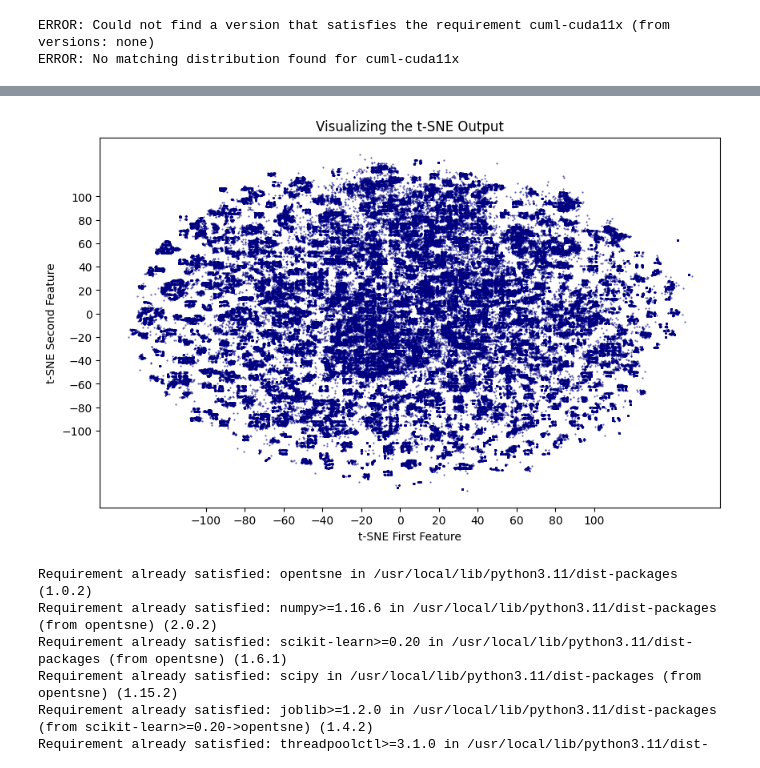
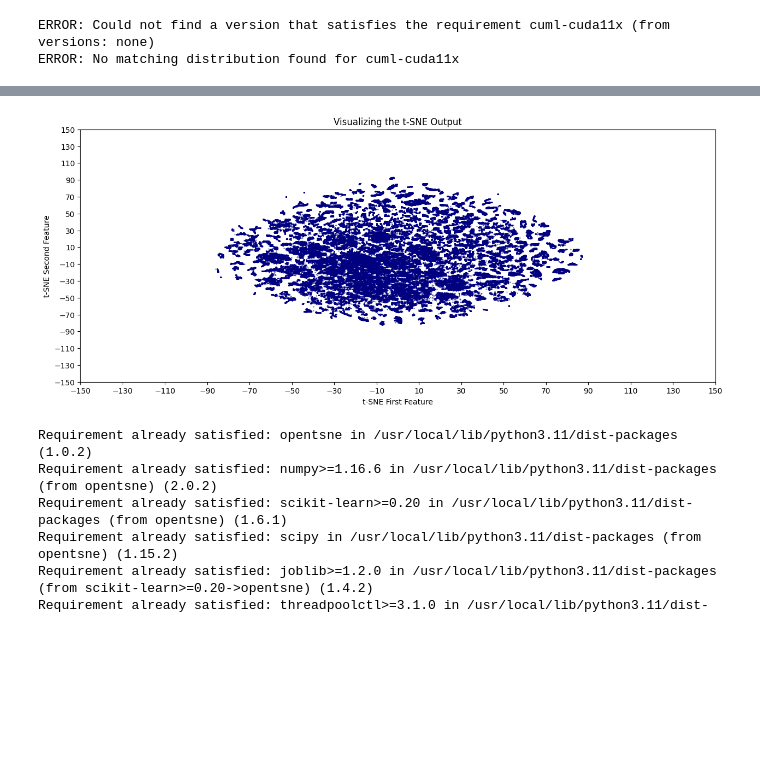
Before and after one commit to Bira0/GroupB, a Jupyter notebook: FinalProject.ipynb, the cells around one changed output, grey strips where cells are left out. Saved outputs shown, nothing was run; the diff lists cells and outputs as text; code cells hidden in the pictures; blank space fills up the shorter version.

```diff
--- a/FinalProject.ipynb
+++ b/FinalProject.ipynb
@@ -192,7 +204,10 @@ from sklearn.preprocessing import StandardScaler, RobustScaler
 #fit StandardScaler on hour, RobustScaler on logamount
 
 ss = StandardScaler()
-rs = RobustScaler()
+# rs = RobustScaler()
 
-X['Hour'] = ss.fit_transform(X[['Hour']])
-X['LogAmount'] = rs.fit_transform(X[['LogAmount']])
+# X['Hour'] = ss.fit_transform(X[['Hour']])
+# X['LogAmount'] = rs.fit_transform(X[['LogAmount']])
+
+
+X[:] = RobustScaler().fit_transform(X)
@@ -208,7 +228,7 @@ sum_variance = np.cumsum(pca.explained_variance_ratio_)
 
 count = 0
 for i in sum_variance:
-  if i < 0.95:
+  if i < 0.90:
     count += 1
   else:
     break
@@ -305,10 +325,10 @@ from cuml.manifold import TSNE as cuTSNE
 
 tsne_gpu = cuTSNE(
     n_components=2,
-    perplexity=300,            # ↑ give each point ~75 neighbors
-    early_exaggeration=6,    # default tightness without spurious clumps
-    learning_rate=5000,       # moderate step size
-    n_iter=6000,              # more iterations for convergence
+    perplexity=30,            # ↑ give each point ~75 neighbors
+    early_exaggeration=12,    # default tightness without spurious clumps
+    learning_rate=200,       # moderate step size
+    n_iter=1000,              # more iterations for convergence
     init="pca",               # stable global start
     random_state=42,
     verbose=True
@@ -334,15 +353,15 @@ X_tsne = X_embedded_gpu.to_pandas().values
 # %%
-plt.figure(figsize=(10, 6))
+plt.figure(figsize=(15, 6))
 plt.scatter(X_tsne[:, 0], X_tsne[:, 1], s=.2, alpha=0.8, color='navy')
 plt.title("Visualizing the t-SNE Output")
 plt.xlabel("t-SNE First Feature")
 plt.ylabel("t-SNE Second Feature")
-plt.xticks(np.arange(-100, 101, 20))
-plt.yticks(np.arange(-100, 101, 20))
+plt.xticks(np.arange(-150, 151, 20))
+plt.yticks(np.arange(-150, 151, 20))
 #plt.grid(True)
 plt.show()
 # %% [output]
-[figure, old version]
+[figure, new version]
 # %%
 # !pip install opentsne
 # from openTSNE import TSNE
```
Also changed, not shown: parts of 28 cells of this notebook.
